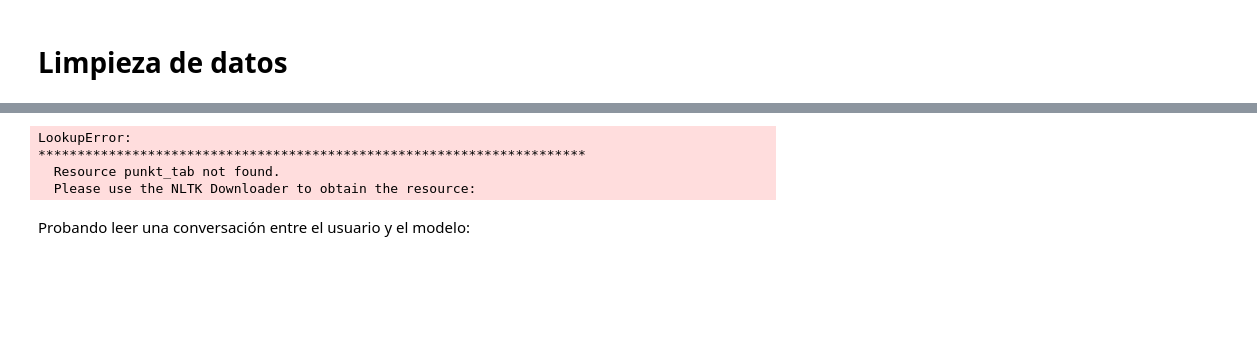
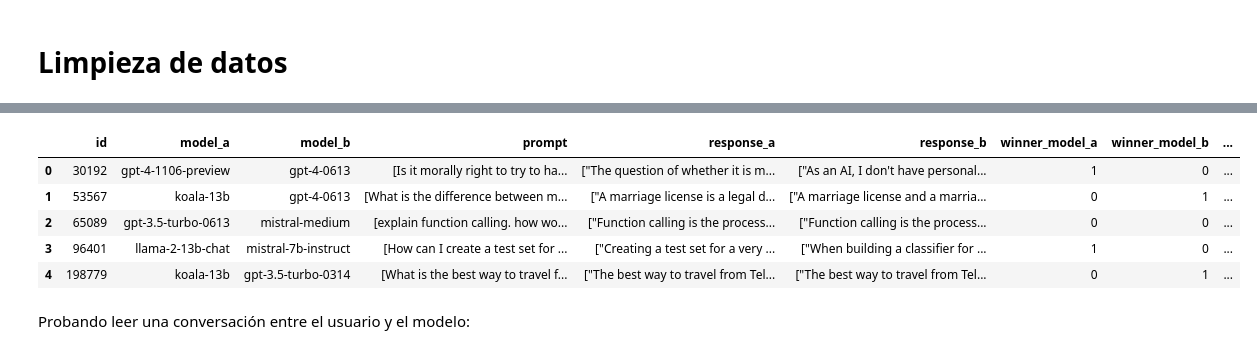
Before and after one commit to FabianJuarez182/P2-DS, a Jupyter notebook: Proyect.ipynb, the cells around one changed output, grey strips where cells are left out. Saved outputs shown, nothing was run; the diff lists cells and outputs as text; code cells hidden in the pictures; blank space fills up the shorter version.

```diff
--- a/Proyect.ipynb
+++ b/Proyect.ipynb
@@ -122,22 +92,26 @@ def convertir_a_lista(texto):
-# %%
-
-# Clean prompt, response A, and response B text columns
-def limpiar_df(df):
-    # Apply cleaning functions to prompts and responses
-    df['prompt_limpio'] = df['prompt'].apply(lambda lista: [limpiar_texto(texto) for texto in lista])
-    df['response_a_texto'] = df['response_a'].apply(latex_a_texto).apply(convertir_a_lista)
-    df['response_b_texto'] = df['response_b'].apply(latex_a_texto).apply(convertir_a_lista)
-    df['response_a_limpio'] = df['response_a_texto'].apply(lambda lista: [limpiar_texto(texto) for texto in lista])
-    df['response_b_limpio'] = df['response_b_texto'].apply(lambda lista: [limpiar_texto(texto) for texto in lista])
-
-    return df
-# %%
-import nltk
-nltk.download('punkt')
-
-df_train = limpiar_df(df_train)
-# %% [output]
-LookupError:
-**********************************************************************
-  Resource punkt_tab not found.
-  Please use the NLTK Downloader to obtain the resource:
+# %%
+def procesar_respuesta(responses: pd.Series) -> pd.Series:
+    # Convert LaTeX to text and then clean the list without apply
+    responses = responses.str.replace(r'\\(begin|end)\{itemize\}', '', regex=True)\
+                         .str.replace(r'\\item\s*', '\n', regex=True)\
+                         .str.replace(r'\\[a-zA-Z]+\{[^}]*\}', '', regex=True)\
+                         .str.replace(r'\s+', ' ', regex=True).str.strip()
+
+    # Convert JSON strings to lists with error handling
+    responses = responses.map(convertir_a_lista)
+
+    # Clean the text inside the lists using numpy's vectorize to avoid apply
+    responses = responses.map(lambda lista: np.vectorize(limpiar_texto)(lista) if isinstance(lista, list) else lista)
+
+    return responses
+# %%
+def limpiar_df(df: pd.DataFrame) -> pd.DataFrame:
+    # Vectorized operations for cleaning prompts and responses
+    df['prompt'] = df['prompt'].apply(ast.literal_eval)
+    df['prompt_limpio'] = df['prompt'].apply(lambda lista: [limpiar_texto(texto) for texto in lista])
+
+    # Convert LaTeX to text and clean responses directly
+    df['response_a_limpio'] = procesar_respuesta(df['response_a'])
+    df['response_b_limpio'] = procesar_respuesta(df['response_b'])
+
+    return df
@@ -144,3 +120,12 @@ LookupError:
+# %%
+df_train.head()
+# %% [output]
+|  | id | model_a | model_b | prompt | response_a | response_b | winner_model_a | winner_model_b | ... |
+| 0 | 30192 | gpt-4-1106-preview | gpt-4-0613 | [Is it morally right to try to ha... | ["The question of whether it is m... | ["As an AI, I don't have personal... | 1 | 0 | ... |
+| 1 | 53567 | koala-13b | gpt-4-0613 | [What is the difference between m... | ["A marriage license is a legal d... | ["A marriage license and a marria... | 0 | 1 | ... |
+| 2 | 65089 | gpt-3.5-turbo-0613 | mistral-medium | [explain function calling. how wo... | ["Function calling is the process... | ["Function calling is the process... | 0 | 0 | ... |
+| 3 | 96401 | llama-2-13b-chat | mistral-7b-instruct | [How can I create a test set for ... | ["Creating a test set for a very ... | ["When building a classifier for ... | 1 | 0 | ... |
+| 4 | 198779 | koala-13b | gpt-3.5-turbo-0314 | [What is the best way to travel f... | ["The best way to travel from Tel... | ["The best way to travel from Tel... | 0 | 1 | ... |
 # %% [markdown]
 Probando leer una conversación entre el usuario y el modelo:
 # %%
```
Also changed, not shown: parts of 18 cells of this notebook.
